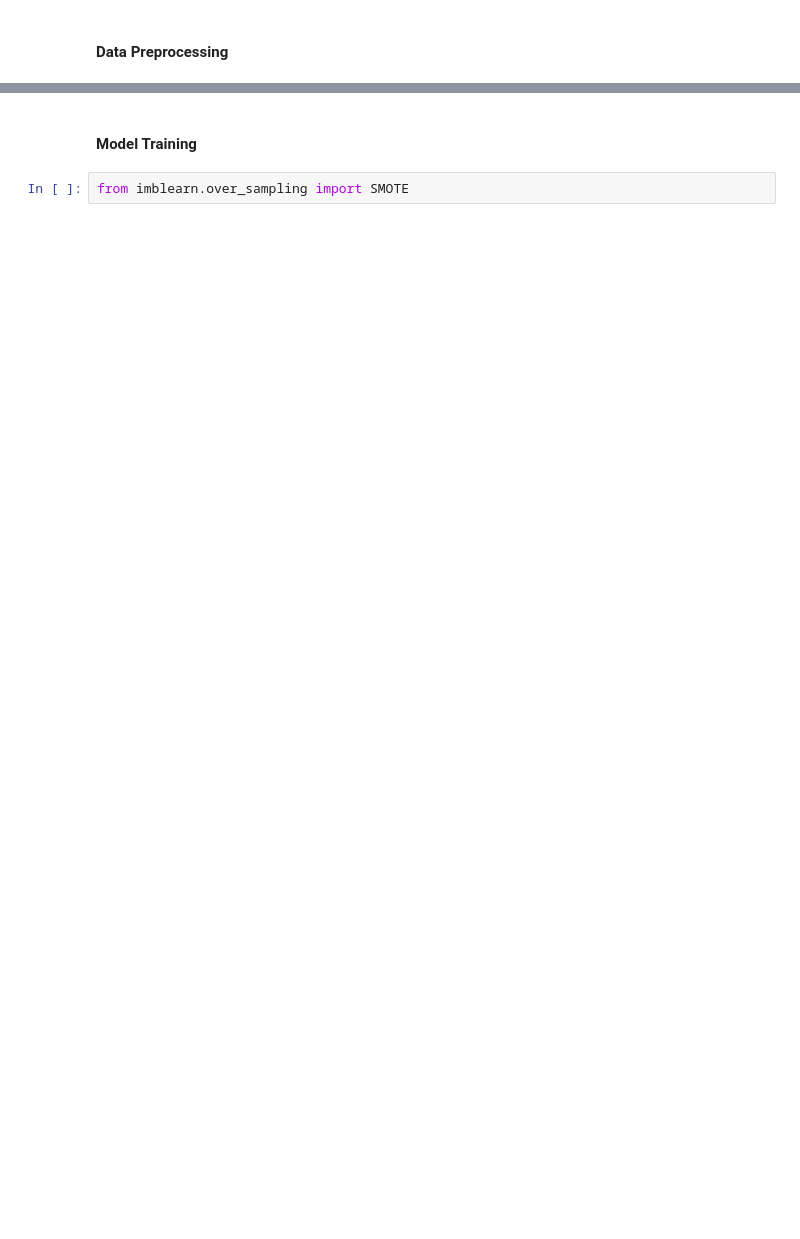
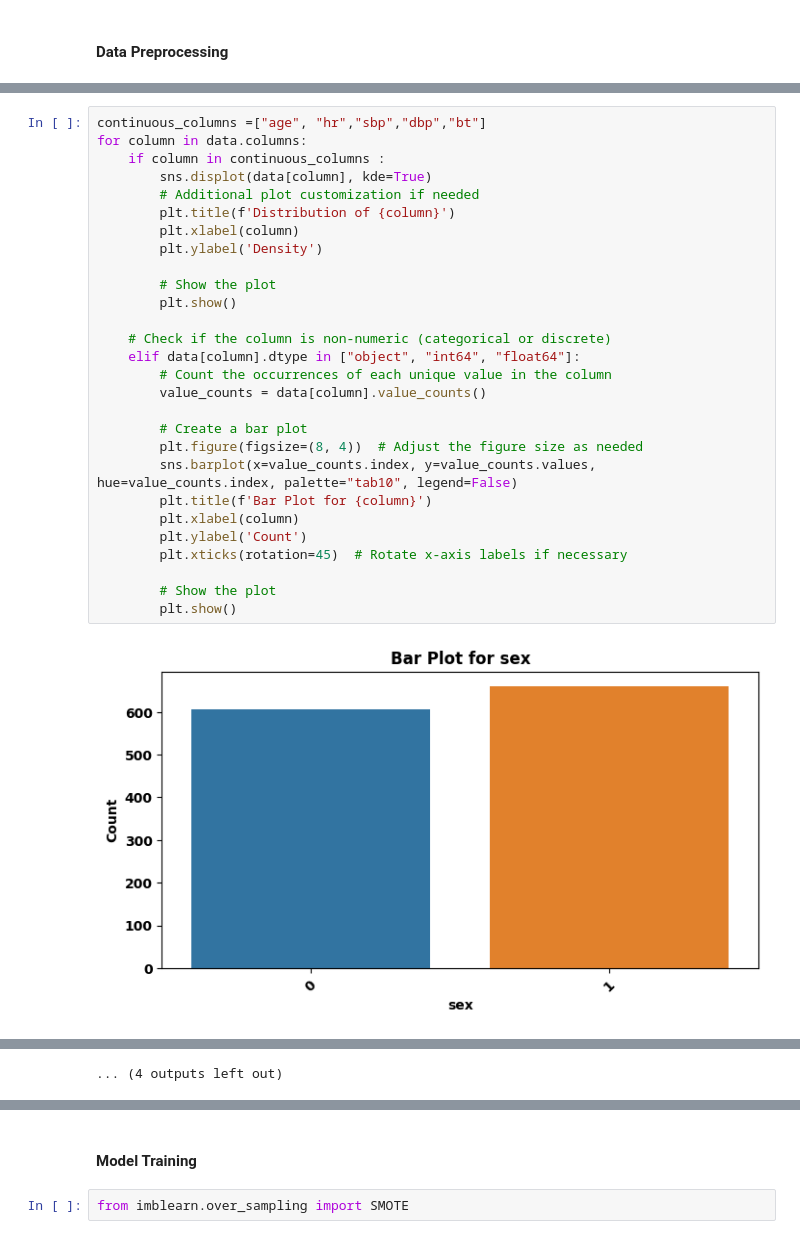
Before and after one commit to sanathhiremath/hospitalization-prediction, a Jupyter notebook: HospitalizationPrediction.ipynb, the cells around one changed output, grey strips where cells are left out. Cells and saved outputs as stored; diff of their text form; blank space fills up the shorter version.

```diff
--- a/HospitalizationPrediction.ipynb
+++ b/HospitalizationPrediction.ipynb
@@ -118,0 +179,30 @@ plt.show()
+# %%
+continuous_columns =["age", "hr","sbp","dbp","bt"]
+for column in data.columns:
+    if column in continuous_columns :
+        sns.displot(data[column], kde=True)
+        # Additional plot customization if needed
+        plt.title(f'Distribution of {column}')
+        plt.xlabel(column)
+        plt.ylabel('Density')
+
+        # Show the plot
+        plt.show()
+
+    # Check if the column is non-numeric (categorical or discrete)
+    elif data[column].dtype in ["object", "int64", "float64"]:
+        # Count the occurrences of each unique value in the column
+        value_counts = data[column].value_counts()
+
+        # Create a bar plot
+        plt.figure(figsize=(8, 4))  # Adjust the figure size as needed
+        sns.barplot(x=value_counts.index, y=value_counts.values, hue=value_counts.index, palette="tab10", legend=False)
+        plt.title(f'Bar Plot for {column}')
+        plt.xlabel(column)
+        plt.ylabel('Count')
+        plt.xticks(rotation=45)  # Rotate x-axis labels if necessary
+
+        # Show the plot
+        plt.show()
+# %% [output]
+[figure, added]
@@ -118,0 +220 @@ plt.show()
+... (4 outputs left out)
```
Also changed, not shown: parts of 66 cells of this notebook, 8 other files.
